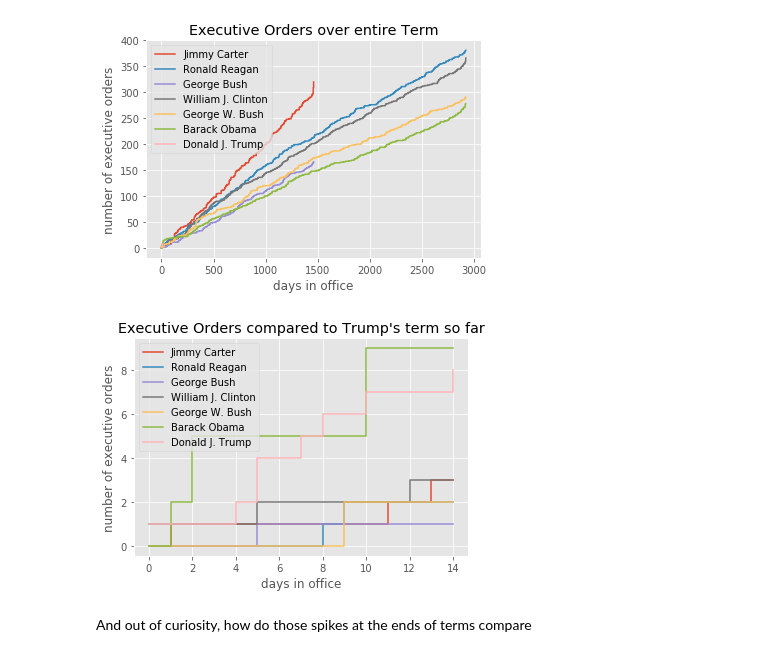
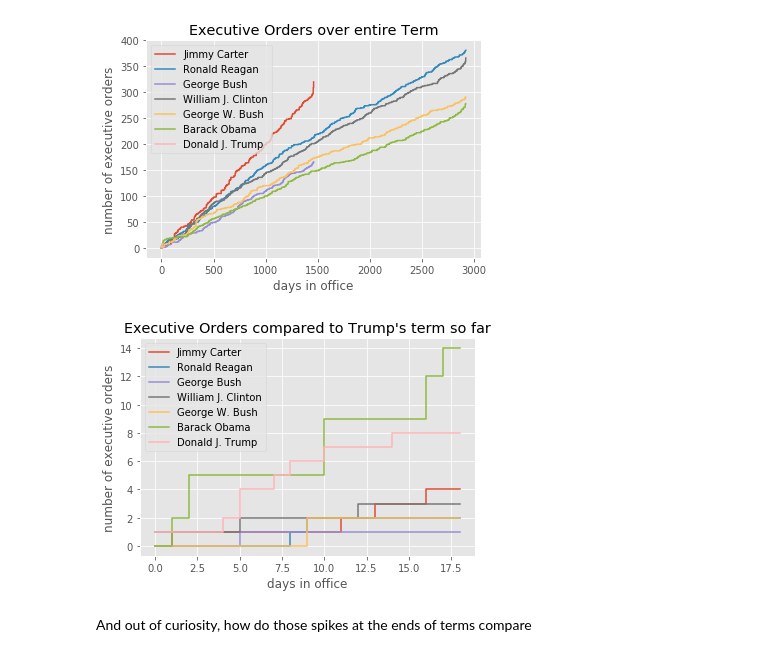
Before and after one commit to dschep/executive-orders-notebook, a Jupyter notebook: index.ipynb, the cells around one changed output. Cells and saved outputs as stored; diff of their text form; code cells hidden in the pictures.

Commit message:
make plots through latests president's term

```diff
--- a/index.ipynb
+++ b/index.ipynb
@@ -67,25 +67,29 @@ plt.show()
 # %% [output]
 [figure]
 # %%
+days = (datetime.now() - inauguration_dates['Donald J. Trump']).total_seconds() / 60 / 60 / 24
+max_ = 0
 for president, orders in sorted(orders_by_president_by_day_of_presidency.items(),
                                 key=lambda x: inauguration_dates[x[0]]):
-    x = range(max(orders) + 1)[:max(orders_by_president_by_day_of_presidency['Donald J. Trump'].keys()) + 1]
+    if max(orders) > max_:
+        max_ = max(orders)
+    x = range(max_ + 1)[:int(days)]
     y = []
     total = 0
     for i in x:
         total += orders.get(i, 0)
         y.append(total)
     plt.plot(x, y, label=president, drawstyle='steps-post')
 
 style.use('ggplot')
 
 plt.legend()
 plt.title("Executive Orders compared to Trump's term so far")
 plt.xlabel('days in office')
 plt.ylabel('number of executive orders')
 plt.show()
 # %% [output]
-[figure, old version]
+[figure, new version]
 # %% [markdown]
 And out of curiosity, how do those spikes at the ends of terms compare
 # %%
```
